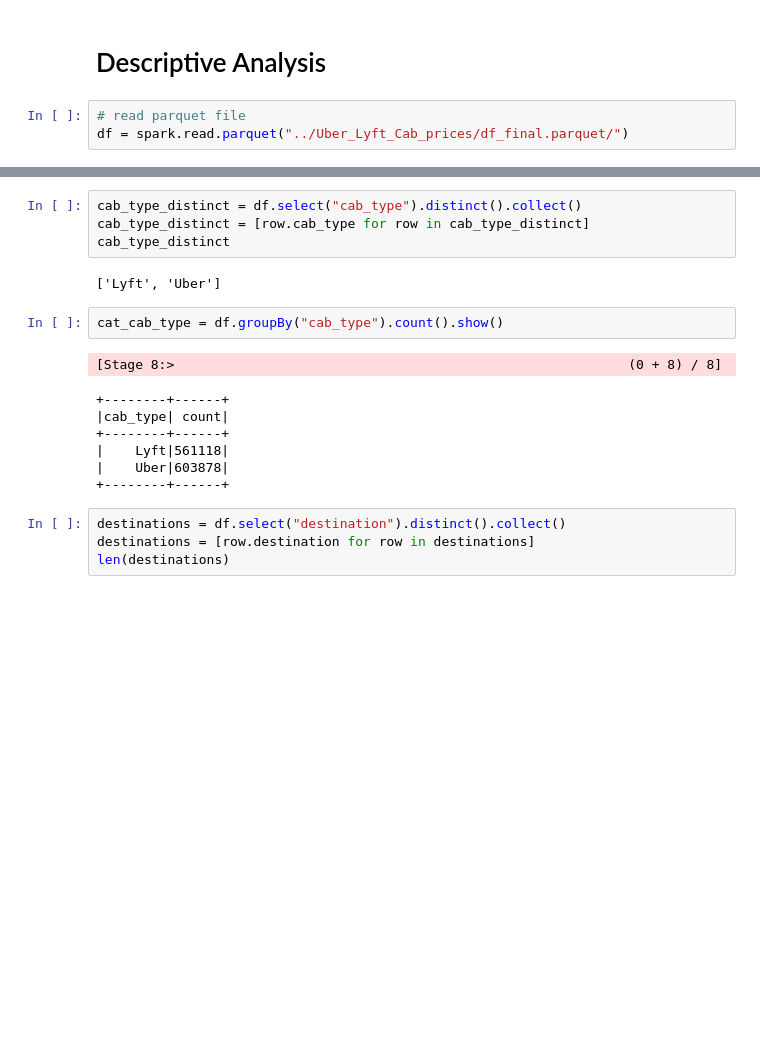
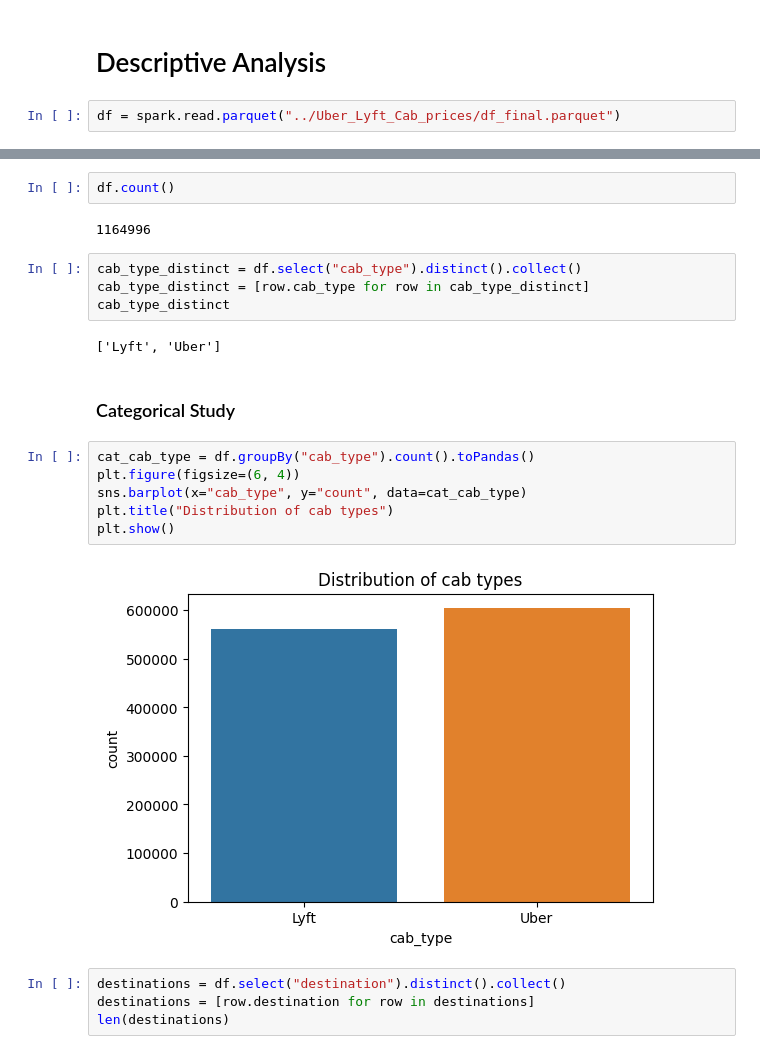
Before and after one commit to DaviYokogawa/Statistics_Ml, a Jupyter notebook: Spark_Studies/code/descriptive_analysis.ipynb, the cells around one changed output, grey strips where cells are left out. Cells and saved outputs as stored; diff of their text form; blank space fills up the shorter version.

Commit message:
distribution graphs

```diff
--- a/Spark_Studies/code/descriptive_analysis.ipynb
+++ b/Spark_Studies/code/descriptive_analysis.ipynb
@@ -15,5 +12,4 @@ To adjust logging level use sc.setLogLevel(newLevel). For SparkR, use setLogLeve
 # %% [markdown]
 # Descriptive Analysis
 # %%
-# read parquet file
-df = spark.read.parquet("../Uber_Lyft_Cab_prices/df_final.parquet/")
+df = spark.read.parquet("../Uber_Lyft_Cab_prices/df_final.parquet")
@@ -33,19 +16,23 @@ only showing top 5 rows
+# %%
+df.count()
+# %% [output]
+1164996
 # %%
 cab_type_distinct = df.select("cab_type").distinct().collect()
 cab_type_distinct = [row.cab_type for row in cab_type_distinct]
 cab_type_distinct
 # %% [output]
 ['Lyft', 'Uber']
-# %%
-cat_cab_type = df.groupBy("cab_type").count().show()
-# %% [output]
-[Stage 8:>                                                          (0 + 8) / 8]
-+--------+------+
-|cab_type| count|
-+--------+------+
-|    Lyft|561118|
-|    Uber|603878|
-+--------+------+
+# %% [markdown]
+### Categorical Study
+# %%
+cat_cab_type = df.groupBy("cab_type").count().toPandas()
+plt.figure(figsize=(6, 4))
+sns.barplot(x="cab_type", y="count", data=cat_cab_type)
+plt.title("Distribution of cab types")
+plt.show()
+# %% [output]
+[figure, added]
 # %%
 destinations = df.select("destination").distinct().collect()
 destinations = [row.destination for row in destinations]
```
Also changed, not shown: parts of 15 cells of this notebook.
